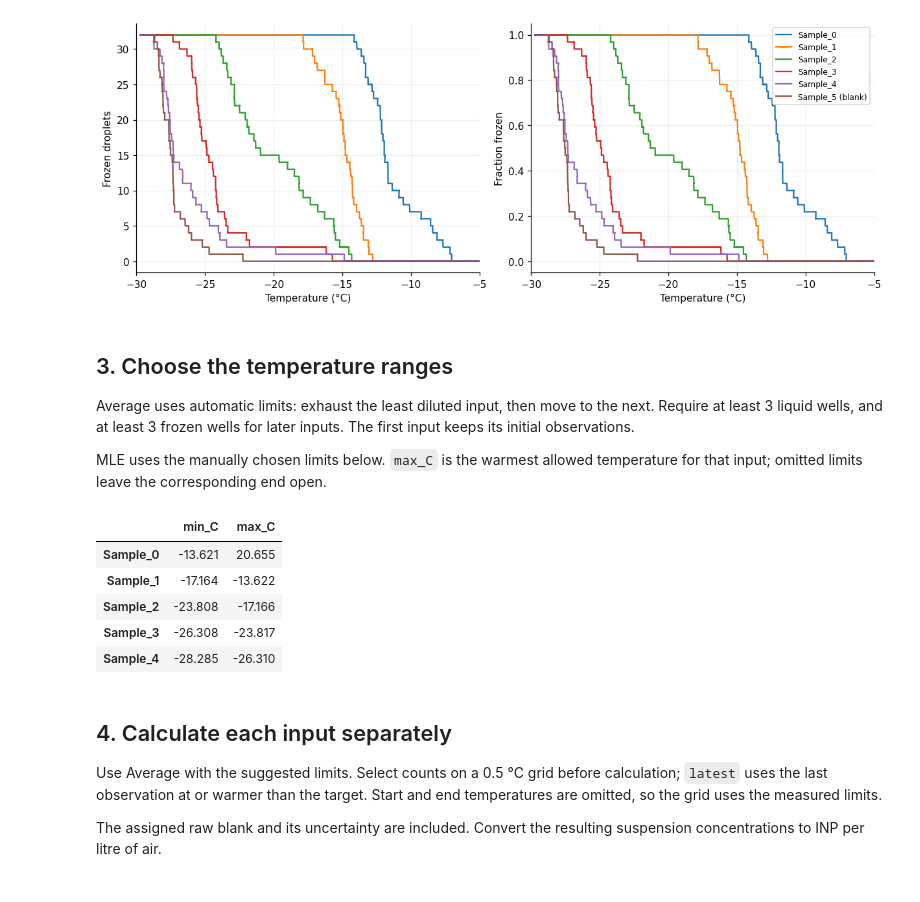
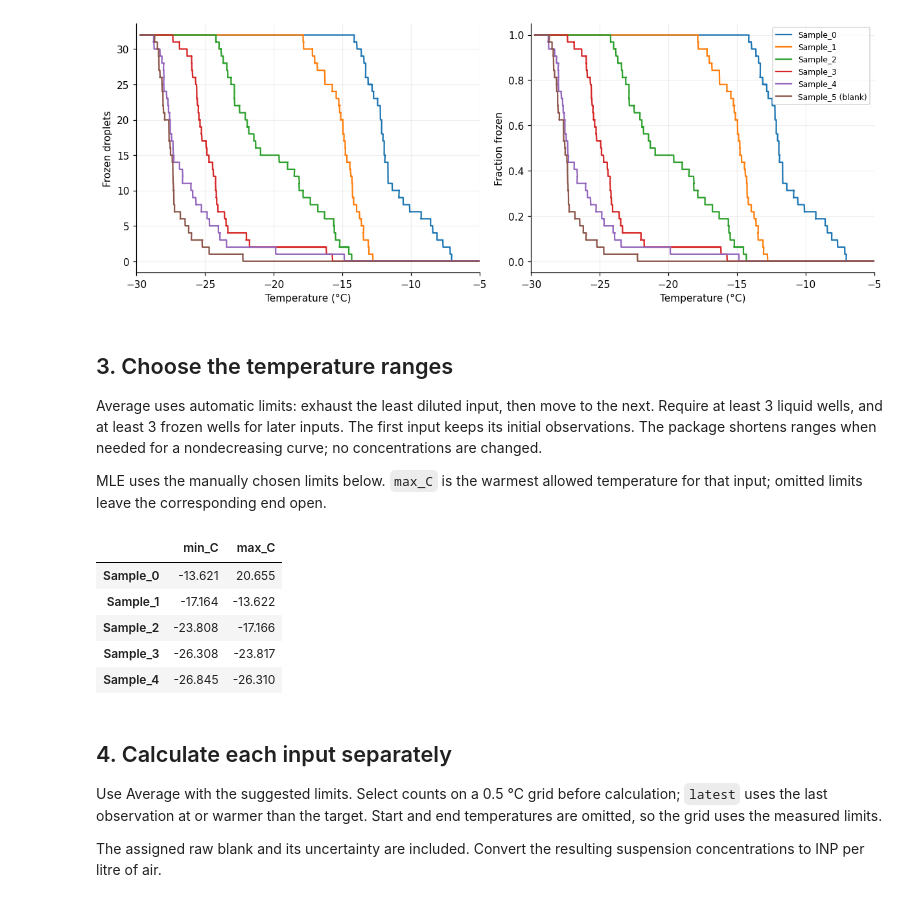
Before and after one commit to bochens/inptk, a Jupyter notebook: notebook/icescopy_freeze_count_to_air_inp_demo.ipynb, the cells around one changed output. Cells and saved outputs as stored; diff of their text form; code cells hidden in the pictures.

Commit message:
Choose monotone nonoverlapping ranges for automatic Average analysis

```diff
--- a/notebook/icescopy_freeze_count_to_air_inp_demo.ipynb
+++ b/notebook/icescopy_freeze_count_to_air_inp_demo.ipynb
@@ -96,30 +96,32 @@ plt.show()
 
 Average uses automatic limits: exhaust the least diluted input, then move to
 the next. Require at least 3 liquid wells, and at least 3 frozen wells for later
-inputs. The first input keeps its initial observations.
+inputs. The first input keeps its initial observations. The package shortens
+ranges when needed for a nondecreasing curve; no concentrations are changed.
 
 MLE uses the manually chosen limits below. `max_C` is the warmest allowed
 temperature for that input; omitted limits leave the corresponding end open.
 # %%
 curves = {"CRG_M1": {"inputs": sample_inputs, "cycle": "0"}}
 
 average_limits = inptk.suggest_temperature_ranges(
     experiment, curves=curves, min_frozen=3, min_unfrozen=3,
+    temperature_step_C=0.5, temperature_method="latest",
 )
 mle_limits = {
     "Sample_1": {"max_C": -10},
     "Sample_2": {"max_C": -15},
     "Sample_3": {"max_C": -20},
     "Sample_4": {"max_C": -25},
 }
 pd.DataFrame.from_dict(average_limits.temperature_ranges_C, orient="index")
 # %% [output]
 |  | min_C | max_C |
 | Sample_0 | -13.621 | 20.655 |
 | Sample_1 | -17.164 | -13.622 |
 | Sample_2 | -23.808 | -17.166 |
 | Sample_3 | -26.308 | -23.817 |
-| Sample_4 | -28.285 | -26.310 |
+| Sample_4 | -26.845 | -26.310 |
 # %% [markdown]
 ## 4. Calculate each input separately
 
```
Also changed, not shown: parts of 4 cells of this notebook, 8 other files.
